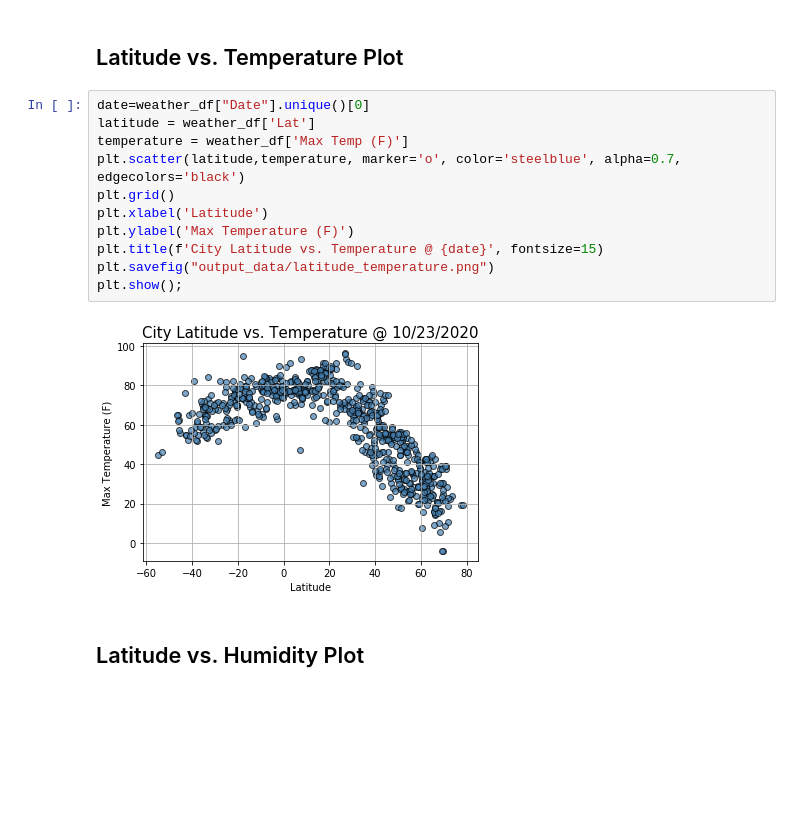
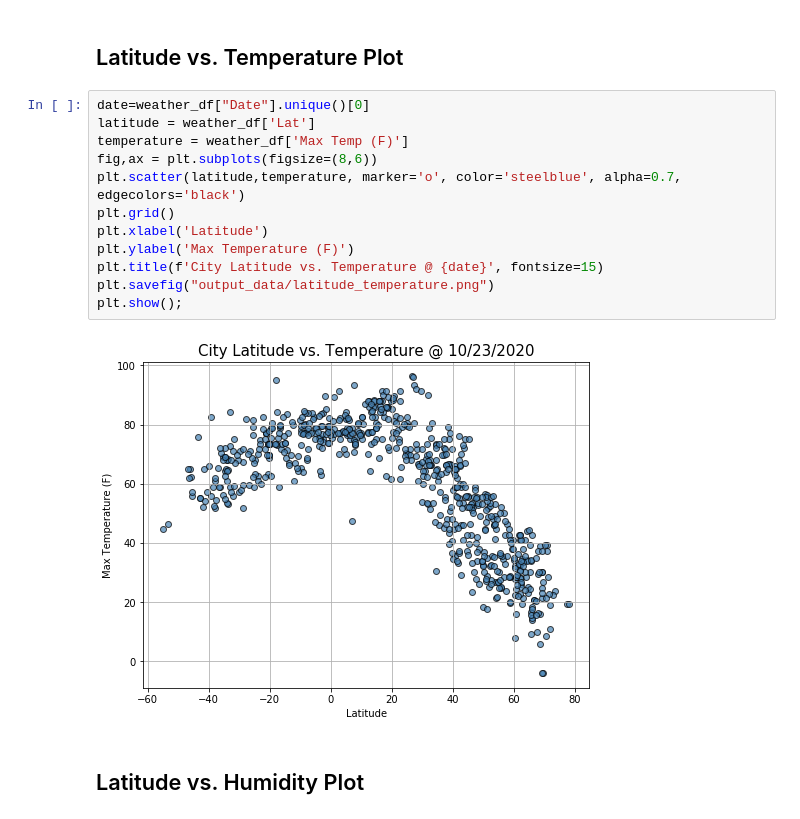
Before and after one commit to zsvorenova/api-challenge, a Jupyter notebook: WeatherPy.ipynb, the cells around one changed output. Cells and saved outputs as stored; diff of their text form; blank space fills up the shorter version.

```diff
--- a/WeatherPy.ipynb
+++ b/WeatherPy.ipynb
@@ -247,16 +247,17 @@ Name: Date, dtype: object
 # %%
 date=weather_df["Date"].unique()[0]
 latitude = weather_df['Lat']
 temperature = weather_df['Max Temp (F)']
+fig,ax = plt.subplots(figsize=(8,6))
 plt.scatter(latitude,temperature, marker='o', color='steelblue', alpha=0.7, edgecolors='black')
 plt.grid()
 plt.xlabel('Latitude')
 plt.ylabel('Max Temperature (F)')
 plt.title(f'City Latitude vs. Temperature @ {date}', fontsize=15)
 plt.savefig("output_data/latitude_temperature.png")
 plt.show();
 # %% [output]
-[figure, old version]
+[figure, new version]
 # %% [markdown]
 ## Latitude vs. Humidity Plot
 # %%
```
Also changed, not shown: parts of 22 cells of this notebook, 12 other files.
